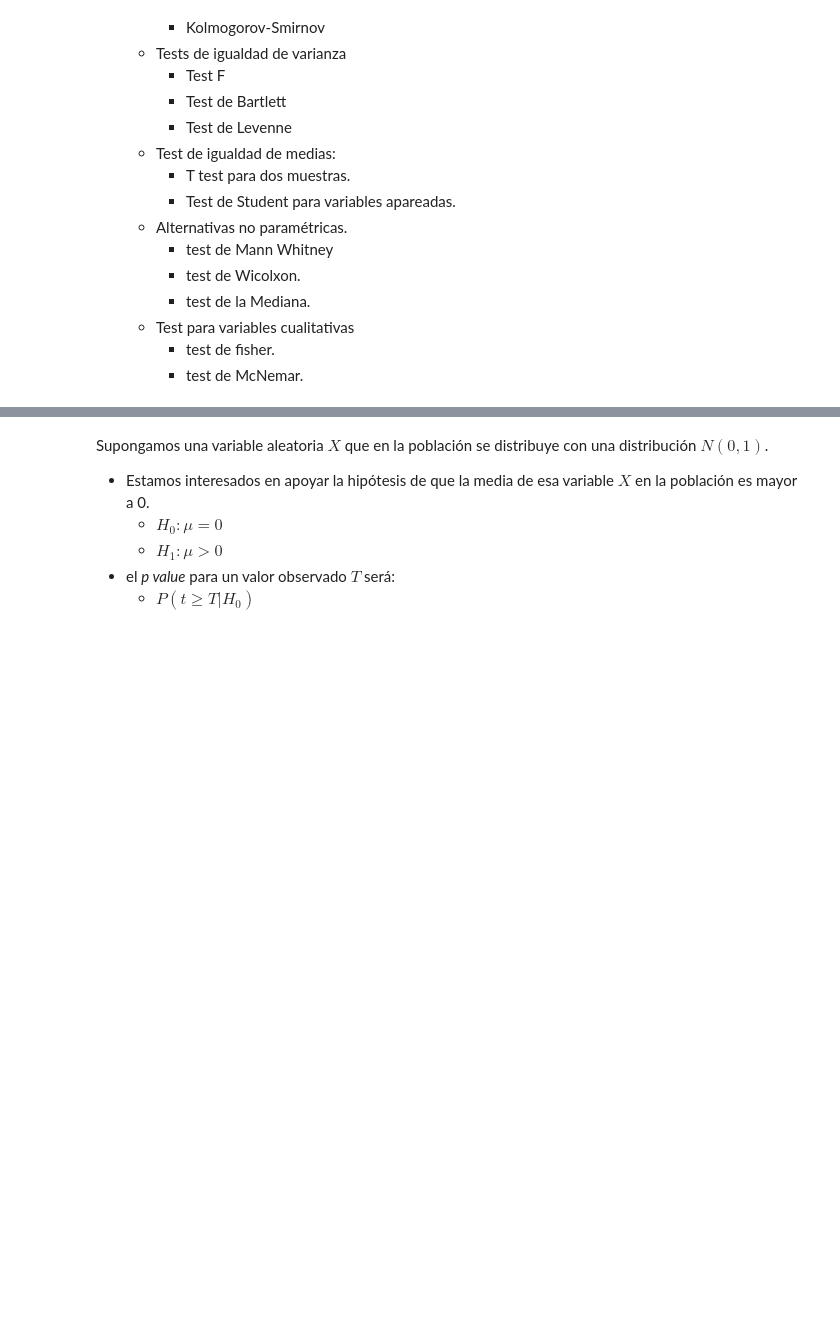
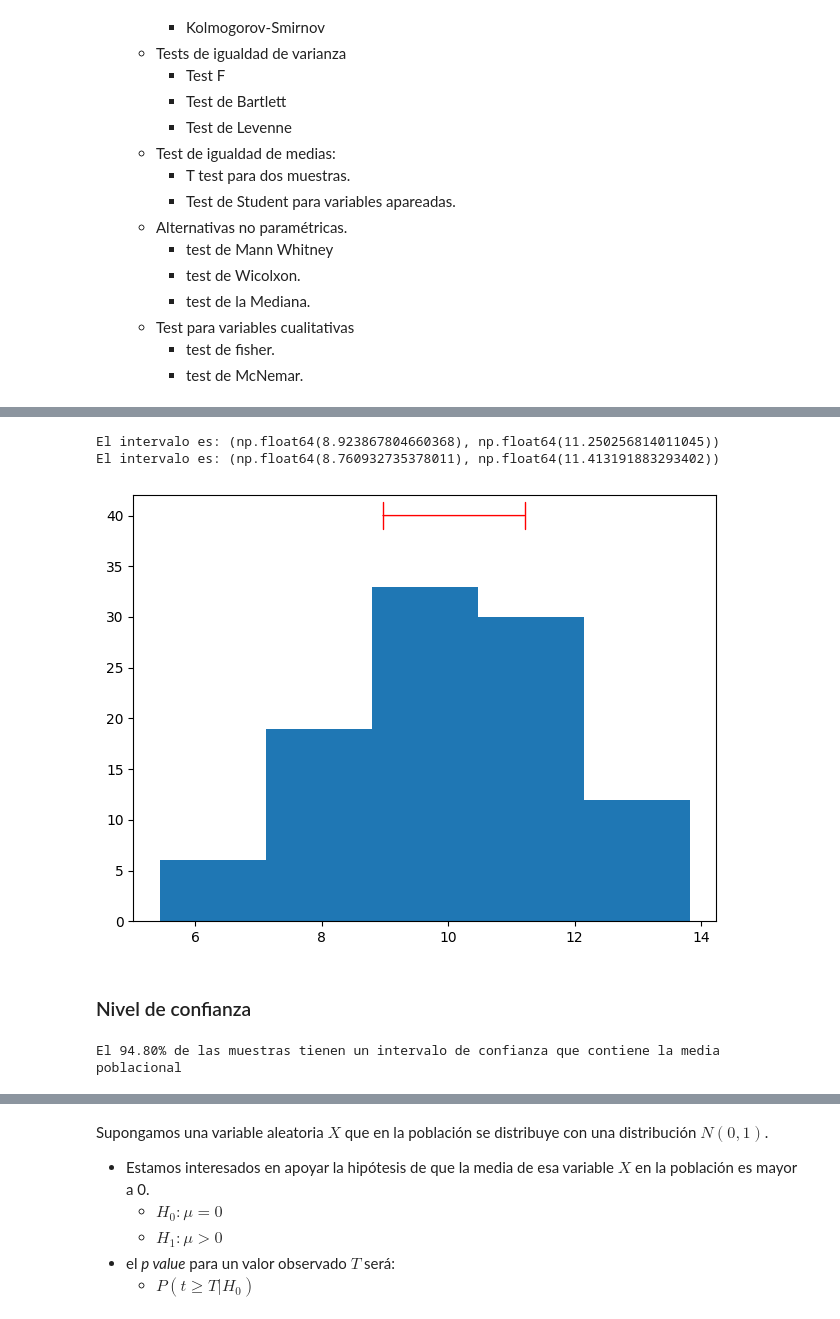
Before and after one commit to javieriserte/qualitative-data-course, a Jupyter notebook: classes/C01.4.PruebaDeHipotesis.ipynb, the cells around one changed output, grey strips where cells are left out. Drawn from its saved outputs; the diff is of its cells as text; code cells hidden in the pictures; blank space fills up the shorter version.

```diff
--- a/classes/C01.4.PruebaDeHipotesis.ipynb
+++ b/classes/C01.4.PruebaDeHipotesis.ipynb
@@ -102,0 +261,63 @@ La probabilidad de caer en un error del tipo II
+# %%
+from matplotlib.patches import FancyArrowPatch
+import scipy.stats as st
+
+normal_sample = st.norm.rvs(10, 2, 100)
+
+interval = st.t.interval(
+    confidence = 0.95,
+    df = len(normal_sample) - 1,
+    loc = normal_sample.mean(),
+    scale = normal_sample.std() / math.sqrt(df)
+)
+print(f"El intervalo es: {interval}")
+
+interval2 = (
+    normal_sample.mean() + st.t.ppf(0.025, 9) * (normal_sample.std()/math.sqrt(9)),
+    normal_sample.mean() - st.t.ppf(0.025, 9) * (normal_sample.std()/math.sqrt(9))
+)
+print(f"El intervalo es: {interval2}")
+
+fig, axes = plt.subplots()
+axes.hist(normal_sample, 5)
+
+patch = FancyArrowPatch(
+    (interval[0], 40),
+    (interval[1], 40),
+    arrowstyle = "|-|",
+    mutation_scale = 10,
+    color = "#FF0000"
+)
+axes.add_patch(patch)
+fig.tight_layout()
+# %% [output]
+El intervalo es: (np.float64(8.923867804660368), np.float64(11.250256814011045))
+El intervalo es: (np.float64(8.760932735378011), np.float64(11.413191883293402))
+[figure, added]
+# %% [markdown]
+### Nivel de confianza
+# %%
+import pandas as pd
+samples_1000 = pd.Series(np.zeros(1000)).apply(
+    st.norm.rvs,
+    size = 10
+)
+
+intervals = samples_1000.map(
+    lambda x: st.t.interval(
+        confidence = 0.95,
+        df = 9,
+        loc = x.mean(),
+        scale = st.sem(x)
+    )
+).explode().to_numpy().reshape((1000,2))
+
+success_ratio = (
+    (intervals.T[0] <= 0) & (intervals.T[1] >= 0)
+).sum() / 1000
+print(
+    f"El {success_ratio*100:0.2f}% de las muestras tienen un "
+    "intervalo de confianza que contiene la media poblacional"
+)
+# %% [output]
+El 94.80% de las muestras tienen un intervalo de confianza que contiene la media poblacional
```
Also changed, not shown: parts of 43 cells of this notebook.
